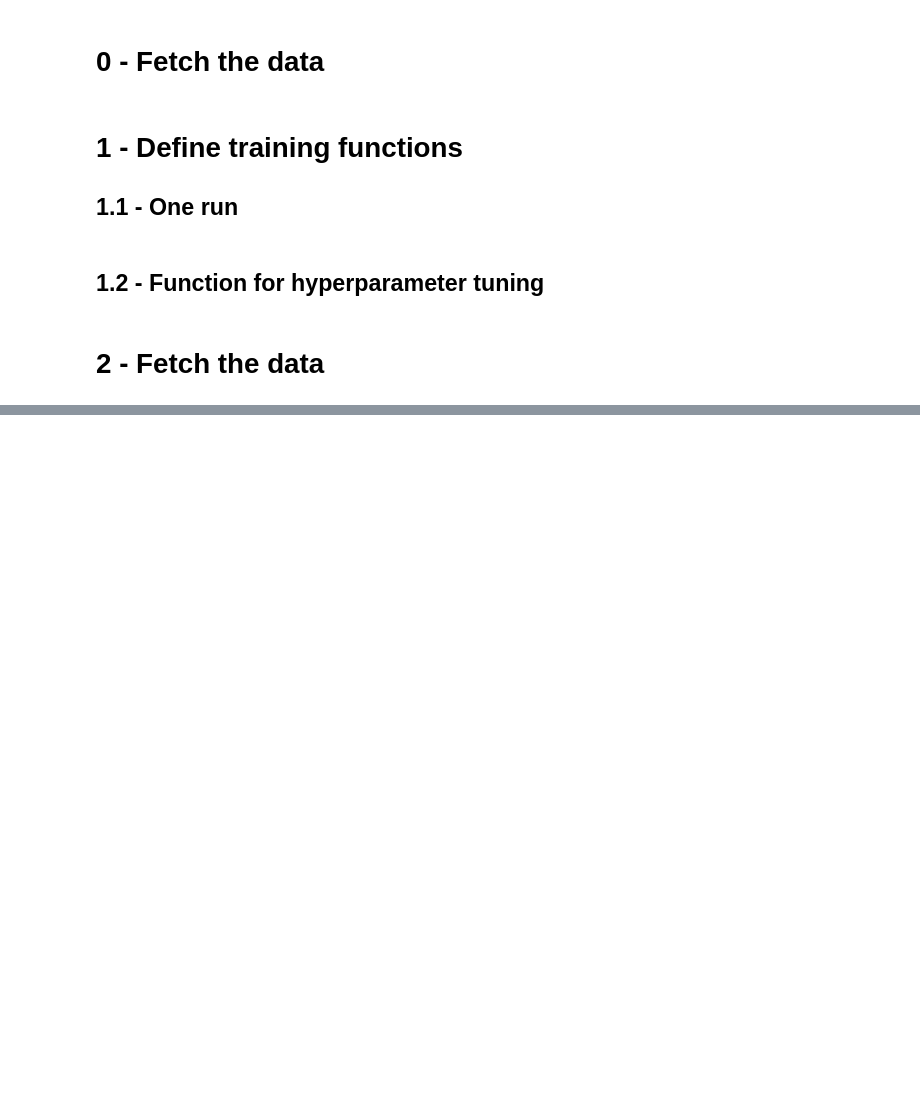
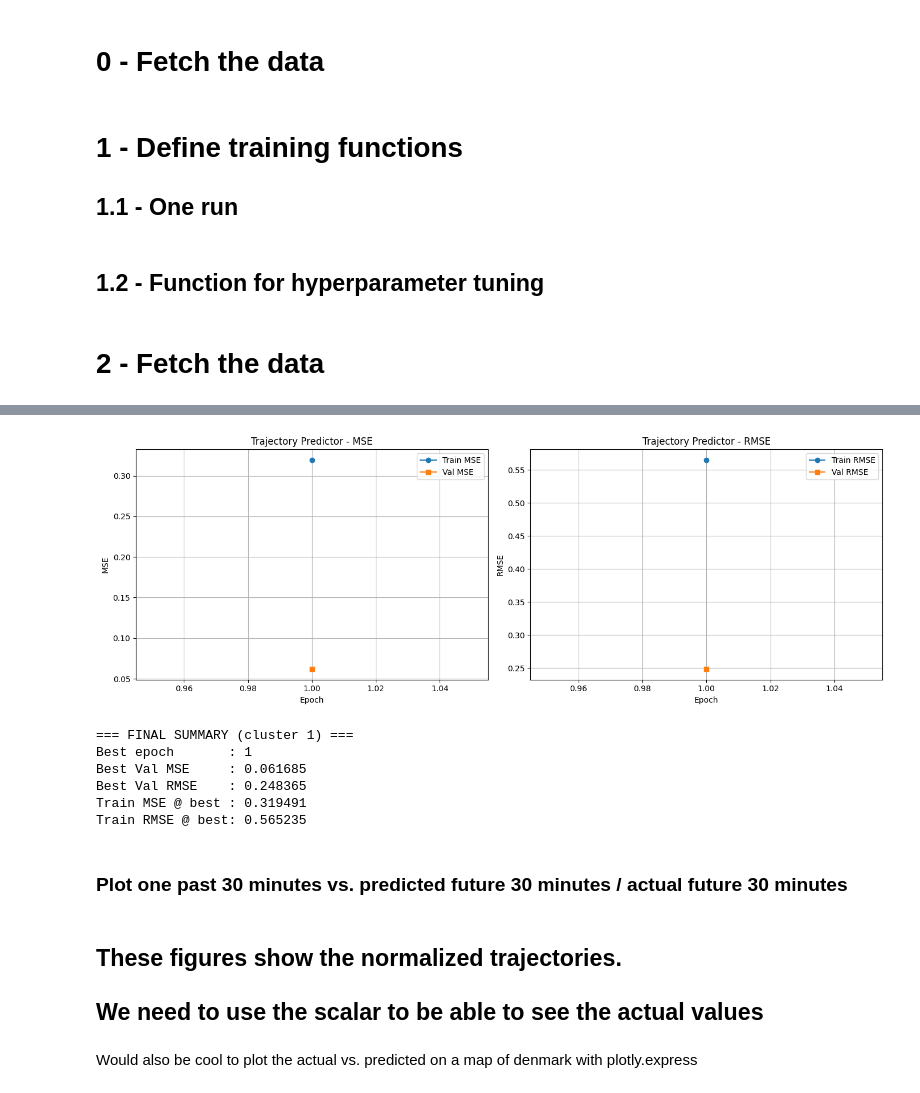
Before and after one commit to bodvarsdottirkristin/DL-group-63-P29, a Jupyter notebook: src/models/train_prediction_rnn.ipynb, the cells around one changed output, grey strips where cells are left out. Drawn from its saved outputs; the diff is of its cells as text; code cells hidden in the pictures; blank space fills up the shorter version.

```diff
--- a/src/models/train_prediction_rnn.ipynb
+++ b/src/models/train_prediction_rnn.ipynb
@@ -354,12 +411,15 @@ device = "cuda" if torch.cuda.is_available() else "cpu"
 input_dim = 5          # e.g. [UTM_x, UTM_y, SOG, v_east, v_north]
 output_dim = 5         # same features for future sequence
 
-# Train cluster 1 for example
+# Choose which cluster to train
+cid = 3
+
+# Train cluster 3 for example
 df_traj, best_params_traj = hyperparameter_search_trajectory(
     device=device,
     input_dim=input_dim,
     output_dim=output_dim,
-    cid=1,
+    cid=cid,
     search_type="quick",   # or "grid"
 )
 # %% [output]
@@ -383,0 +499,44 @@ KeyboardInterrupt:
+# %%
+import matplotlib.pyplot as plt
+
+total_epochs = range(1, len(train_mses) + 1)
+
+fig, (ax1, ax2) = plt.subplots(1, 2, figsize=(14, 5))
+
+# MSE plot
+ax1.plot(total_epochs, train_mses, label="Train MSE", marker="o")
+ax1.plot(total_epochs, val_mses,   label="Val MSE",   marker="s")
+ax1.set_xlabel("Epoch")
+ax1.set_ylabel("MSE")
+ax1.set_title("Trajectory Predictor - MSE")
+ax1.legend()
+ax1.grid(True)
+
+# RMSE plot
+ax2.plot(total_epochs, train_rmses, label="Train RMSE", marker="o")
+ax2.plot(total_epochs, val_rmses,   label="Val RMSE",   marker="s")
+ax2.set_xlabel("Epoch")
+ax2.set_ylabel("RMSE")
+ax2.set_title("Trajectory Predictor - RMSE")
+ax2.legend()
+ax2.grid(True)
+
+plt.tight_layout()
+plt.show()
+
+print("\n=== FINAL SUMMARY (cluster 1) ===")
+print(f"Best epoch       : {best_epoch}")
+print(f"Best Val MSE     : {best_val_mse:.6f}")
+print(f"Best Val RMSE    : {val_rmses[best_epoch-1]:.6f}")
+print(f"Train MSE @ best : {train_mses[best_epoch-1]:.6f}")
+print(f"Train RMSE @ best: {train_rmses[best_epoch-1]:.6f}")
+# %% [output]
+[figure, added]
+=== FINAL SUMMARY (cluster 1) ===
+Best epoch       : 1
+Best Val MSE     : 0.061685
+Best Val RMSE    : 0.248365
+Train MSE @ best : 0.319491
+Train RMSE @ best: 0.565235
+# %% [markdown]
+### Plot one past 30 minutes vs. predicted future 30 minutes / actual future 30 minutes
@@ -383,0 +612,5 @@ KeyboardInterrupt:
+# %% [markdown]
+## These figures show the normalized trajectories.
+## We need to use the scalar to be able to see the actual values
+# %% [markdown]
+Would also be cool to plot the actual vs. predicted on a map of denmark with plotly.express
```
Also changed, not shown: parts of 8 cells of this notebook.
